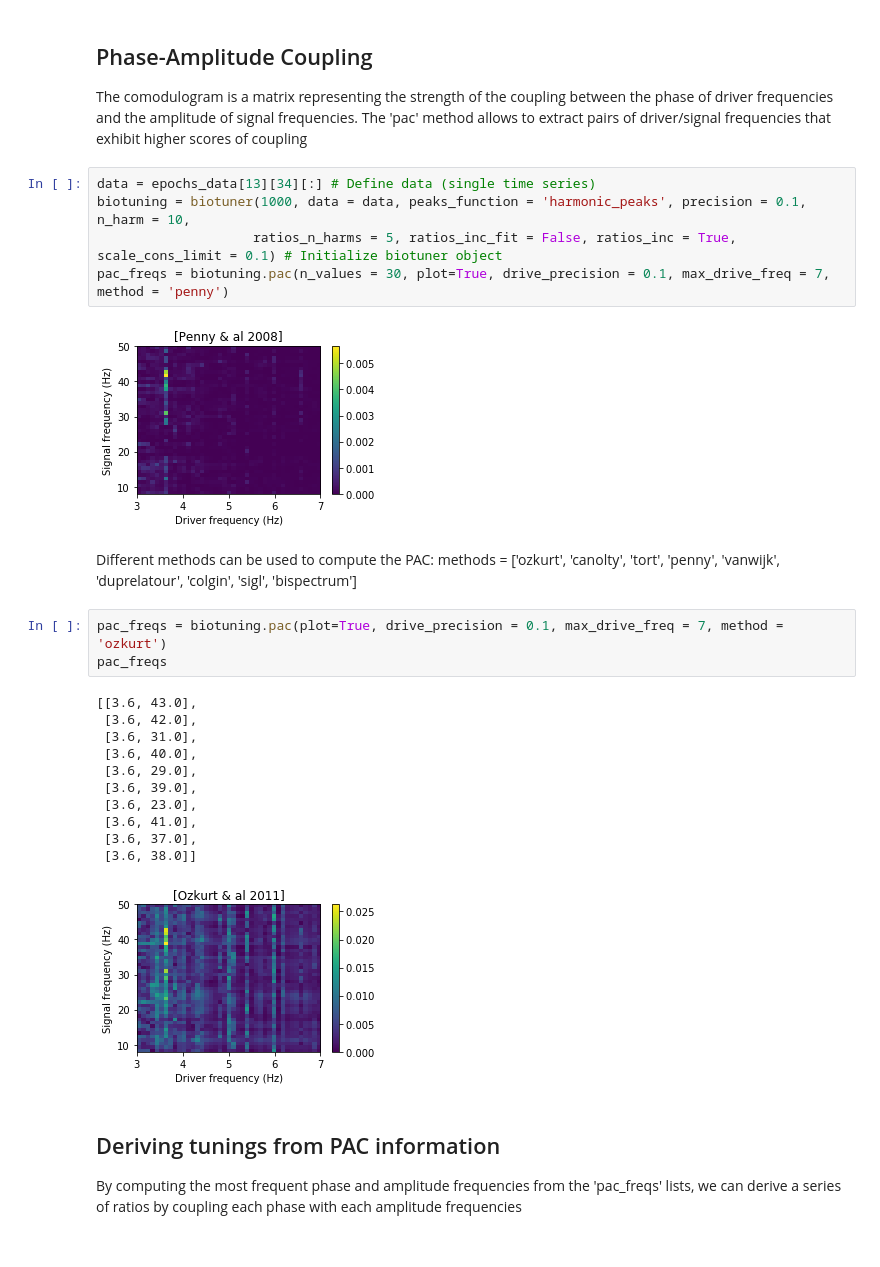
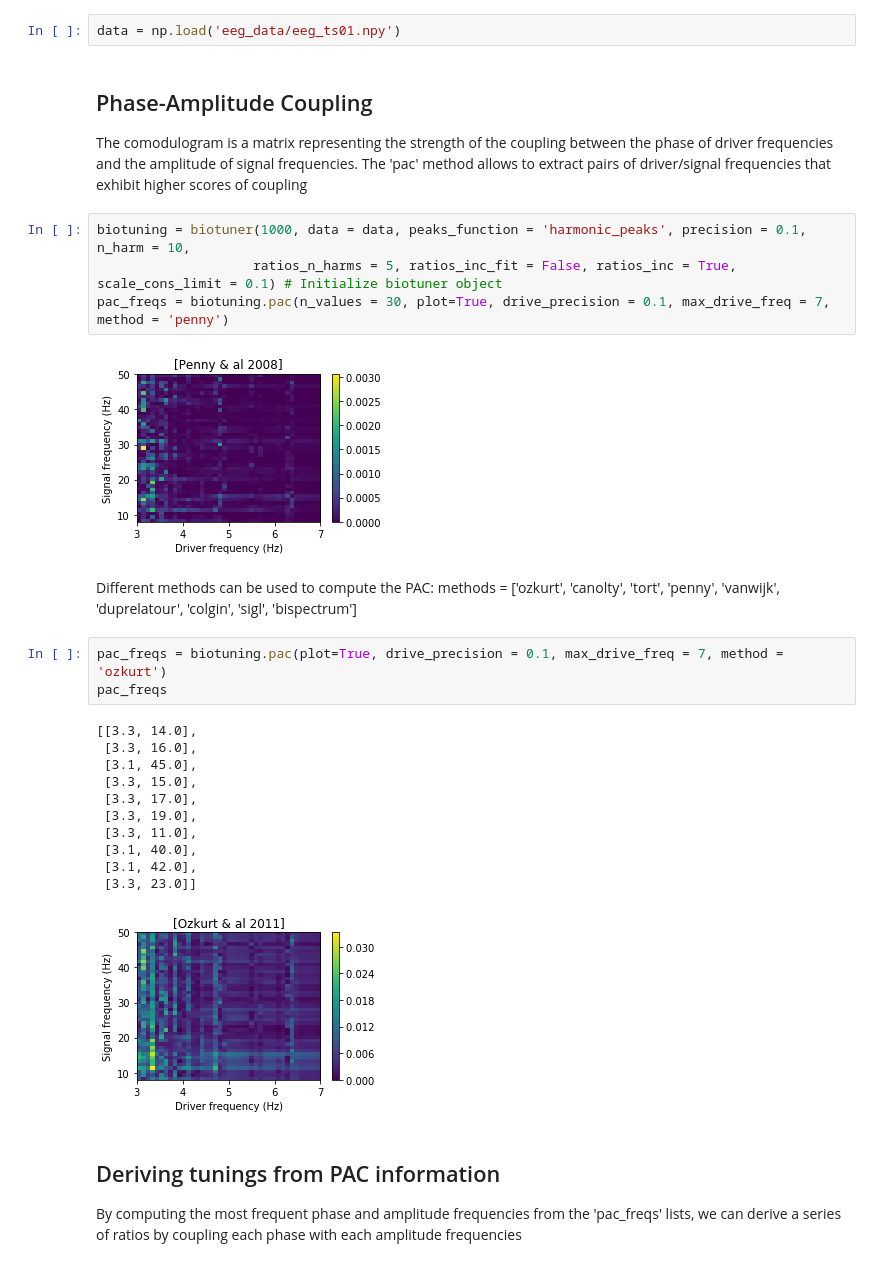
Before and after one commit to AntoineBellemare/biotuner, a Jupyter notebook: examples/biotuner_PAC.ipynb, the cells around one changed output. Cells and saved outputs as stored; diff of their text form.

Commit message:
provides example eeg data

```diff
--- a/examples/biotuner_PAC.ipynb
+++ b/examples/biotuner_PAC.ipynb
@@ -28,14 +13,15 @@ Applying baseline correction (mode: mean)
+# %%
+data = np.load('eeg_data/eeg_ts01.npy')
 # %% [markdown]
 ## Phase-Amplitude Coupling
 
 The comodulogram is a matrix representing the strength of the coupling between the phase of driver frequencies and the amplitude of signal frequencies. The 'pac' method allows to extract pairs of driver/signal frequencies that exhibit higher scores of coupling
 # %%
-data = epochs_data[13][34][:] # Define data (single time series)
 biotuning = biotuner(1000, data = data, peaks_function = 'harmonic_peaks', precision = 0.1, n_harm = 10,
                     ratios_n_harms = 5, ratios_inc_fit = False, ratios_inc = True, scale_cons_limit = 0.1) # Initialize biotuner object
 pac_freqs = biotuning.pac(n_values = 30, plot=True, drive_precision = 0.1, max_drive_freq = 7, method = 'penny')
 # %% [output]
-[figure, old version]
+[figure, new version]
 # %% [markdown]
 Different methods can be used to compute the PAC:
 methods = ['ozkurt', 'canolty', 'tort', 'penny', 'vanwijk', 'duprelatour', 'colgin',
@@ -44,17 +30,17 @@ methods = ['ozkurt', 'canolty', 'tort', 'penny', 'vanwijk', 'duprelatour', 'colg
 pac_freqs = biotuning.pac(plot=True, drive_precision = 0.1, max_drive_freq = 7, method = 'ozkurt')
 pac_freqs
 # %% [output]
-[[3.6, 43.0],
- [3.6, 42.0],
- [3.6, 31.0],
- [3.6, 40.0],
- [3.6, 29.0],
- [3.6, 39.0],
- [3.6, 23.0],
- [3.6, 41.0],
- [3.6, 37.0],
- [3.6, 38.0]]
+[[3.3, 14.0],
+ [3.3, 16.0],
+ [3.1, 45.0],
+ [3.3, 15.0],
+ [3.3, 17.0],
+ [3.3, 19.0],
+ [3.3, 11.0],
+ [3.1, 40.0],
+ [3.1, 42.0],
+ [3.3, 23.0]]
-[figure, old version]
+[figure, new version]
 # %% [markdown]
 ## Deriving tunings from PAC information
 
```
Also changed, not shown: parts of 9 cells of this notebook, 2 other files.
